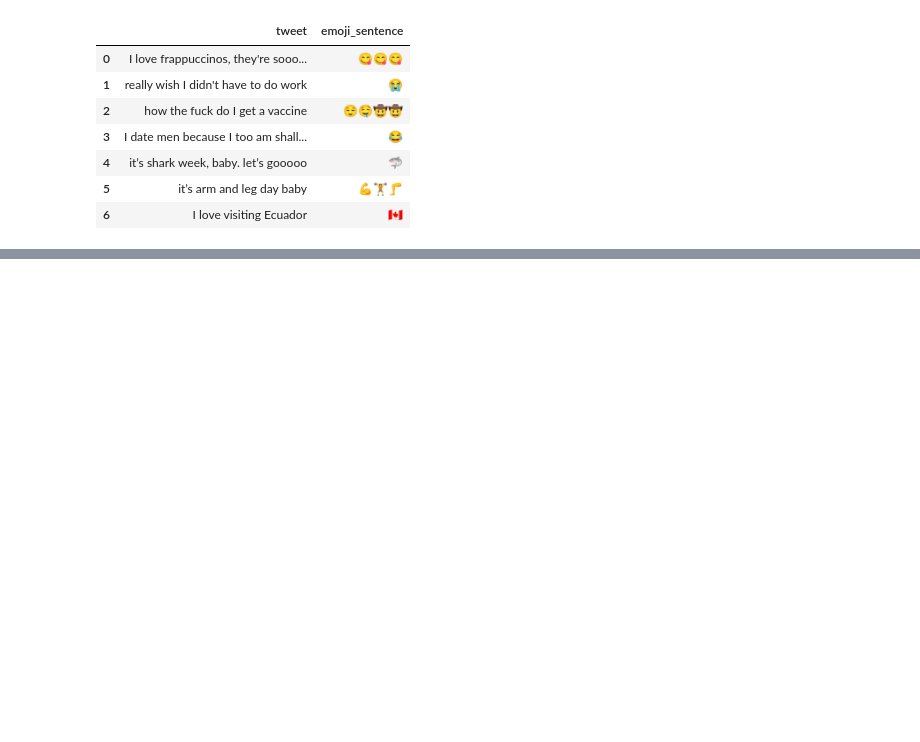
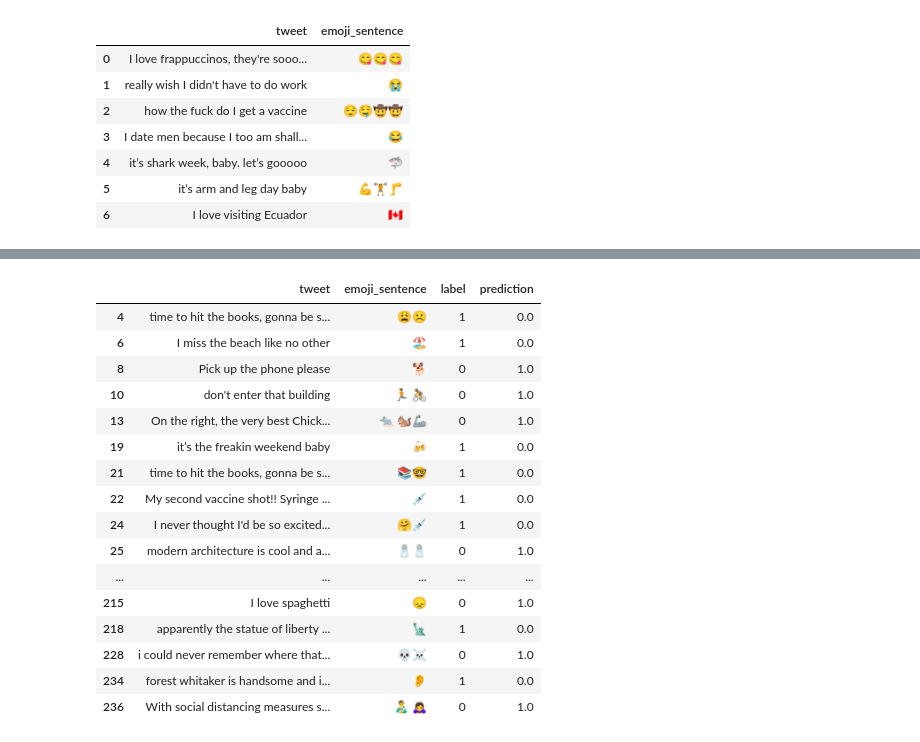
Before and after one commit to amauriciorr/emojinsp, a Jupyter notebook: inspecting_bertmoji.ipynb, the cells around one changed output, grey strips where cells are left out. Drawn from its saved outputs; the diff is of its cells as text; code cells hidden in the pictures; blank space fills up the shorter version.

```diff
--- a/inspecting_bertmoji.ipynb
+++ b/inspecting_bertmoji.ipynb
@@ -63,0 +97,20 @@ results
+# %%
+handcrafted_results[handcrafted_results.label != handcrafted_results.prediction]
+# %% [output]
+|  | tweet | emoji_sentence | label | prediction |
+| 4 | time to hit the books, gonna be s... | 😩☹️ | 1 | 0.0 |
+| 6 | I miss the beach like no other | 🏖 | 1 | 0.0 |
+| 8 | Pick up the phone please | 🐕 | 0 | 1.0 |
+| 10 | don't enter that building | 🏃 🚴 | 0 | 1.0 |
+| 13 | On the right, the very best Chick... | 🐀 🐿🦾 | 0 | 1.0 |
+| 19 | it’s the freakin weekend baby | 🍻 | 1 | 0.0 |
+| 21 | time to hit the books, gonna be s... | 📚🤓 | 1 | 0.0 |
+| 22 | My second vaccine shot!! Syringe ... | 💉 | 1 | 0.0 |
+| 24 | I never thought I'd be so excited... | 🤗💉 | 1 | 0.0 |
+| 25 | modern architecture is cool and a... | 🧂🧂 | 0 | 1.0 |
+| ... | ... | ... | ... | ... |
+| 215 | I love spaghetti | 😞 | 0 | 1.0 |
+| 218 | apparently the statue of liberty ... | 🗽 | 1 | 0.0 |
+| 228 | i could never remember where that... | 💀☠ | 0 | 1.0 |
+| 234 | forest whitaker is handsome and i... | 👂 | 1 | 0.0 |
+| 236 | With social distancing measures s... | 👨‍🍼 🙇‍♀️ | 0 | 1.0 |
```
Also changed, not shown: parts of 7 cells of this notebook, 5 other files.
